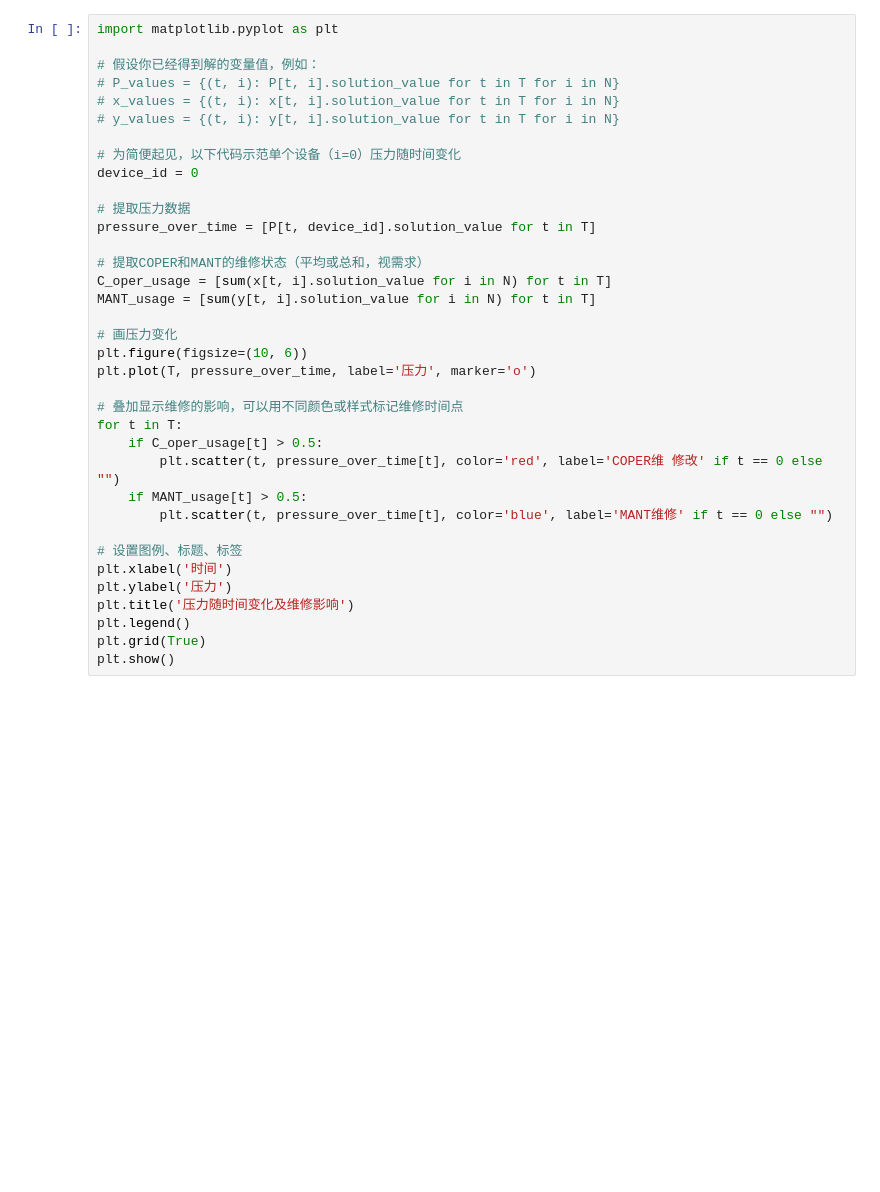
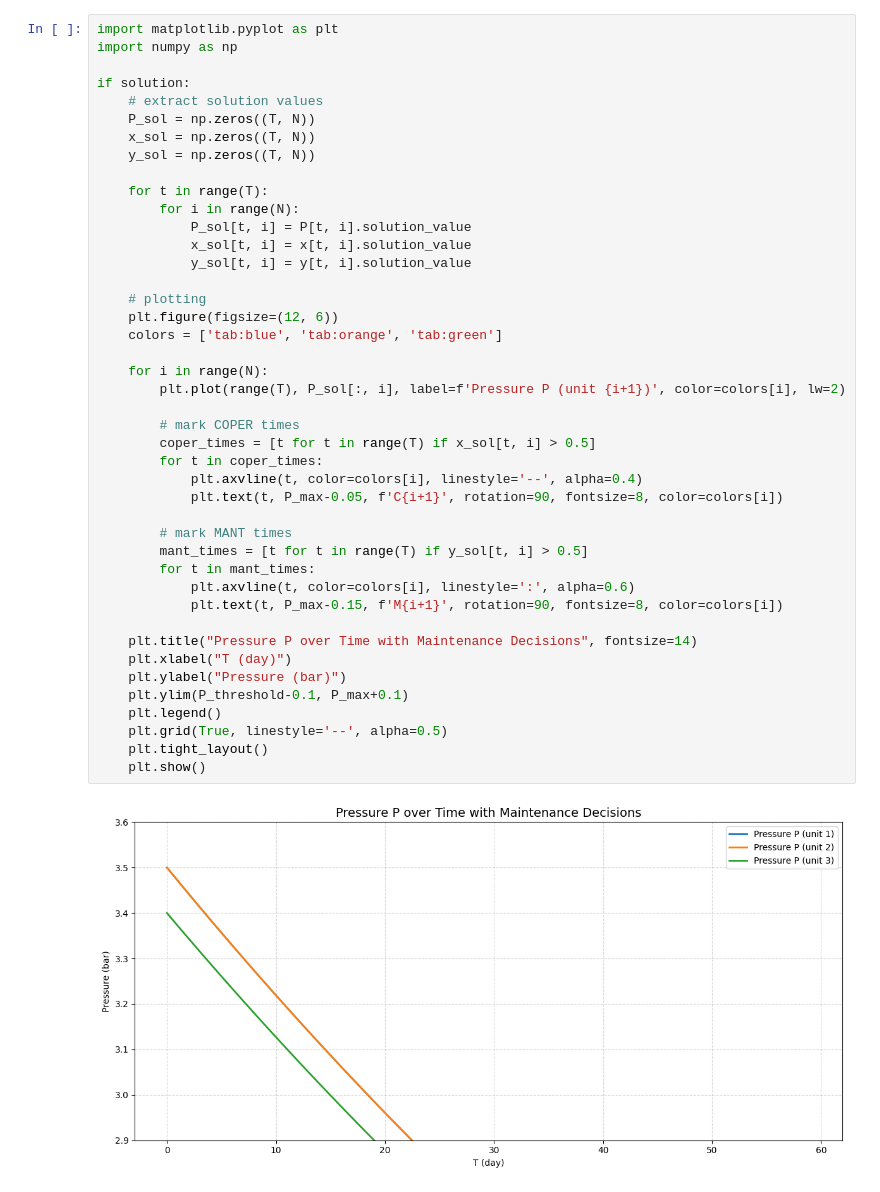
Before and after one commit to WenboWu322/RTE_SchedulingGrouping, a Jupyter notebook: AnnualSchedulingMethod.ipynb, the cells around one changed output. Saved outputs shown, nothing was run; the diff lists cells and outputs as text; blank space fills up the shorter version.

```diff
--- a/AnnualSchedulingMethod.ipynb
+++ b/AnnualSchedulingMethod.ipynb
@@ -156,36 +1002,45 @@ No solution found
 # %%
 import matplotlib.pyplot as plt
+import numpy as np
 
-# 假设你已经得到解的变量值，例如：
-# P_values = {(t, i): P[t, i].solution_value for t in T for i in N}
-# x_values = {(t, i): x[t, i].solution_value for t in T for i in N}
-# y_values = {(t, i): y[t, i].solution_value for t in T for i in N}
+if solution:
+    # extract solution values
+    P_sol = np.zeros((T, N))
+    x_sol = np.zeros((T, N))
+    y_sol = np.zeros((T, N))
 
-# 为简便起见，以下代码示范单个设备（i=0）压力随时间变化
-device_id = 0
+    for t in range(T):
+        for i in range(N):
+            P_sol[t, i] = P[t, i].solution_value
+            x_sol[t, i] = x[t, i].solution_value
+            y_sol[t, i] = y[t, i].solution_value
 
-# 提取压力数据
-pressure_over_time = [P[t, device_id].solution_value for t in T]
+    # plotting
+    plt.figure(figsize=(12, 6))
+    colors = ['tab:blue', 'tab:orange', 'tab:green']
 
-# 提取COPER和MANT的维修状态（平均或总和，视需求）
-C_oper_usage = [sum(x[t, i].solution_value for i in N) for t in T]
-MANT_usage = [sum(y[t, i].solution_value for i in N) for t in T]
+    for i in range(N):
+        plt.plot(range(T), P_sol[:, i], label=f'Pressure P (unit {i+1})', color=colors[i], lw=2)
 
-# 画压力变化
-plt.figure(figsize=(10, 6))
-plt.plot(T, pressure_over_time, label='压力', marker='o')
+        # mark COPER times
+        coper_times = [t for t in range(T) if x_sol[t, i] > 0.5]
+        for t in coper_times:
+            plt.axvline(t, color=colors[i], linestyle='--', alpha=0.4)
+            plt.text(t, P_max-0.05, f'C{i+1}', rotation=90, fontsize=8, color=colors[i])
 
-# 叠加显示维修的影响，可以用不同颜色或样式标记维修时间点
-for t in T:
-    if C_oper_usage[t] > 0.5:
-        plt.scatter(t, pressure_over_time[t], color='red', label='COPER维 修改' if t == 0 else "")
-    if MANT_usage[t] > 0.5:
-        plt.scatter(t, pressure_over_time[t], color='blue', label='MANT维修' if t == 0 else "")
+        # mark MANT times
+        mant_times = [t for t in range(T) if y_sol[t, i] > 0.5]
+        for t in mant_times:
+            plt.axvline(t, color=colors[i], linestyle=':', alpha=0.6)
+            plt.text(t, P_max-0.15, f'M{i+1}', rotation=90, fontsize=8, color=colors[i])
 
-# 设置图例、标题、标签
-plt.xlabel('时间')
-plt.ylabel('压力')
-plt.title('压力随时间变化及维修影响')
-plt.legend()
-plt.grid(True)
-plt.show()
+    plt.title("Pressure P over Time with Maintenance Decisions", fontsize=14)
+    plt.xlabel("T (day)")
+    plt.ylabel("Pressure (bar)")
+    plt.ylim(P_threshold-0.1, P_max+0.1)
+    plt.legend()
+    plt.grid(True, linestyle='--', alpha=0.5)
+    plt.tight_layout()
+    plt.show()
+# %% [output]
+[figure, added]
```
Also changed, not shown: parts of 7 cells of this notebook, 7 other files.
